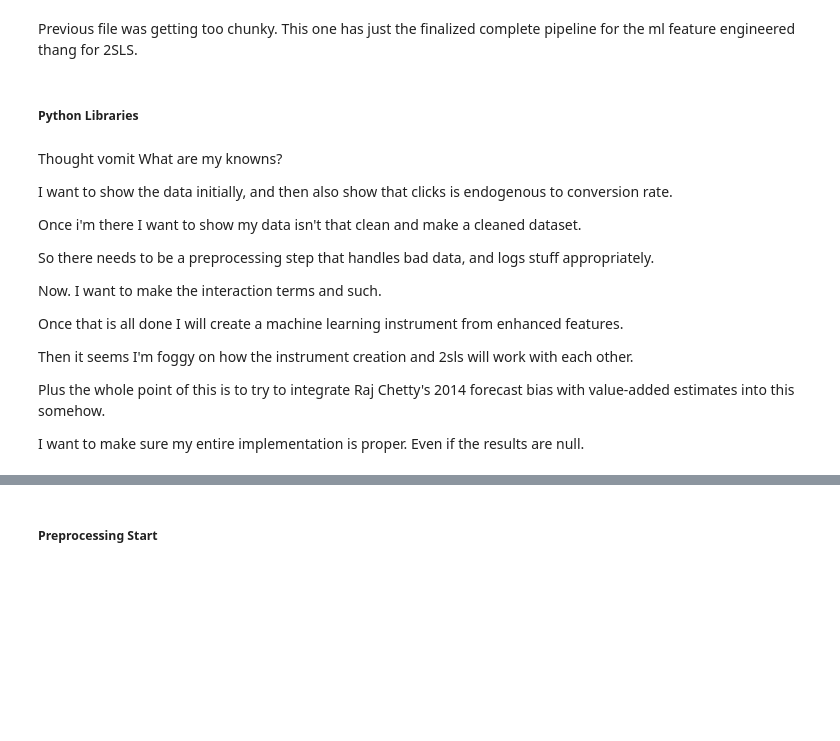
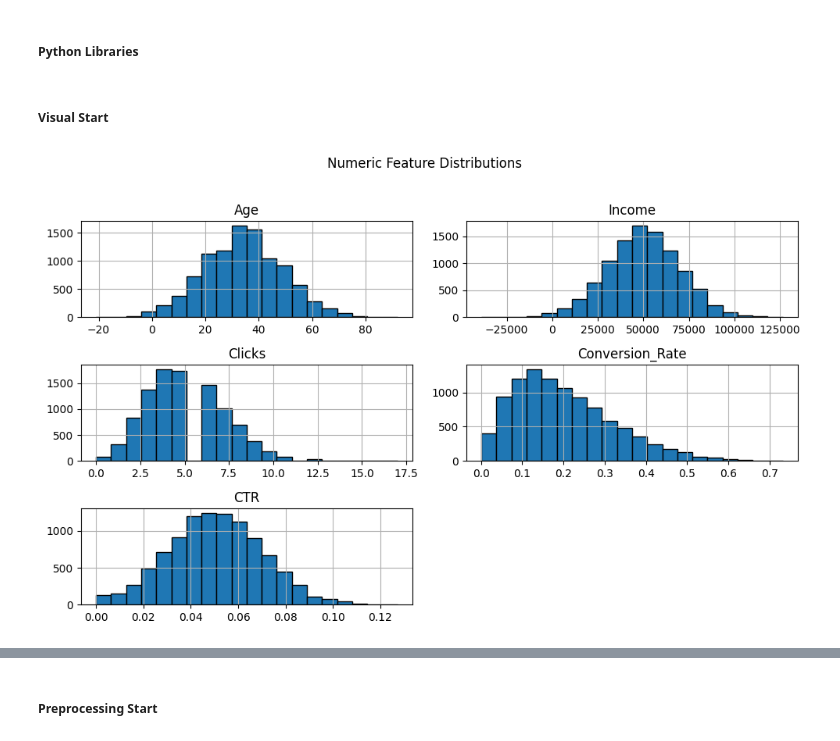
Before and after one commit to IanTaiAhn/econ6550, a Jupyter notebook: project/project_v3.ipynb, the cells around one changed output, grey strips where cells are left out. Cells and saved outputs as stored; diff of their text form; code cells hidden in the pictures; blank space fills up the shorter version.

Commit message:
okay. now that I've figured out this can be a two-parter, perhapswe finish the second part and then bring it all together.

```diff
--- a/project/project_v3.ipynb
+++ b/project/project_v3.ipynb
@@ -1,5 +1,3 @@
-# %% [markdown]
-Previous file was getting too chunky. This one has just the finalized complete pipeline for the ml feature engineered thang for 2SLS.
 # %% [markdown]
 ##### Python Libraries
 # %%
@@ -19,21 +27,15 @@ import warnings
 
 warnings.filterwarnings('ignore')
-# %% [markdown]
-Thought vomit
-What are my knowns?
-
-I want to show the data initially, and then also show that clicks is endogenous to conversion rate.
-
-Once i'm there I want to show my data isn't that clean and make a cleaned dataset.
-
-So there needs to be a preprocessing step that handles bad data, and logs stuff appropriately.
-
-Now. I want to make the interaction terms and such.
-
-Once that is all done I will create a machine learning instrument from enhanced features.
-
-Then it seems I'm foggy on how the instrument creation and 2sls will work with each other.
-
-Plus the whole point of this is to try to integrate Raj Chetty's 2014 forecast bias with value-added estimates into this somehow.
-
-I want to make sure my entire implementation is proper. Even if the results are null.
+# %% [markdown]
+##### Visual Start
+# %%
+df = pd.read_csv('../datasets/project/Dataset_Ads.csv')
+
+numeric_cols = ['Age', 'Income', 'Clicks', 'Conversion_Rate', 'CTR']
+
+df[numeric_cols].hist(bins=20, figsize=(10,6), edgecolor='black')
+plt.suptitle("Numeric Feature Distributions", y=1.02)
+plt.tight_layout()
+plt.show()
+# %% [output]
+[figure, added]
```
Also changed, not shown: parts of 23 cells of this notebook, 2 other files.
